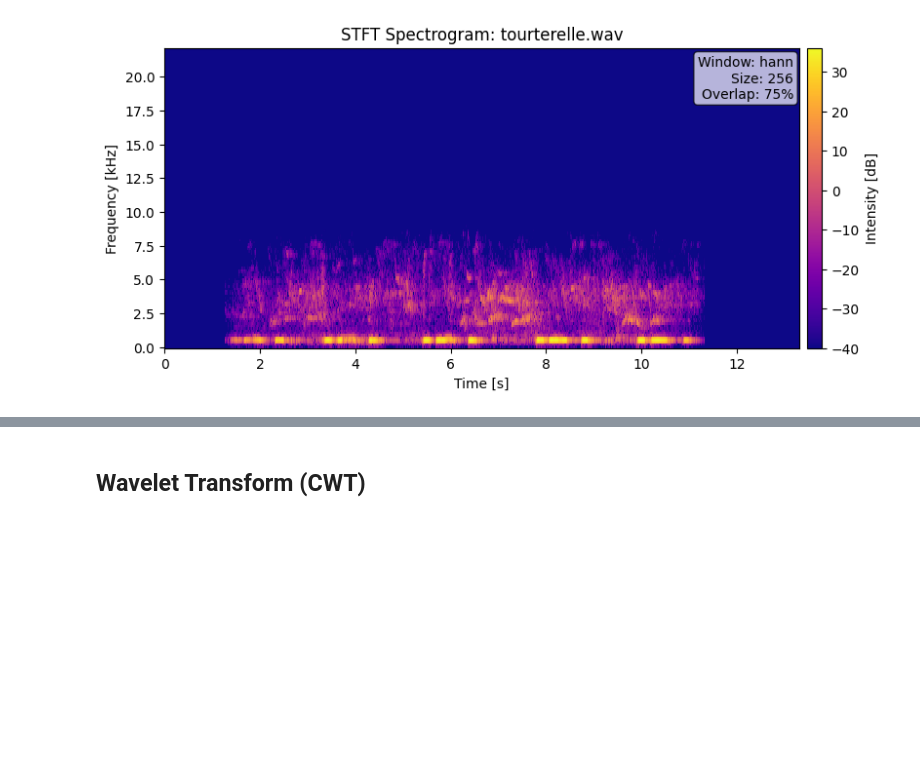
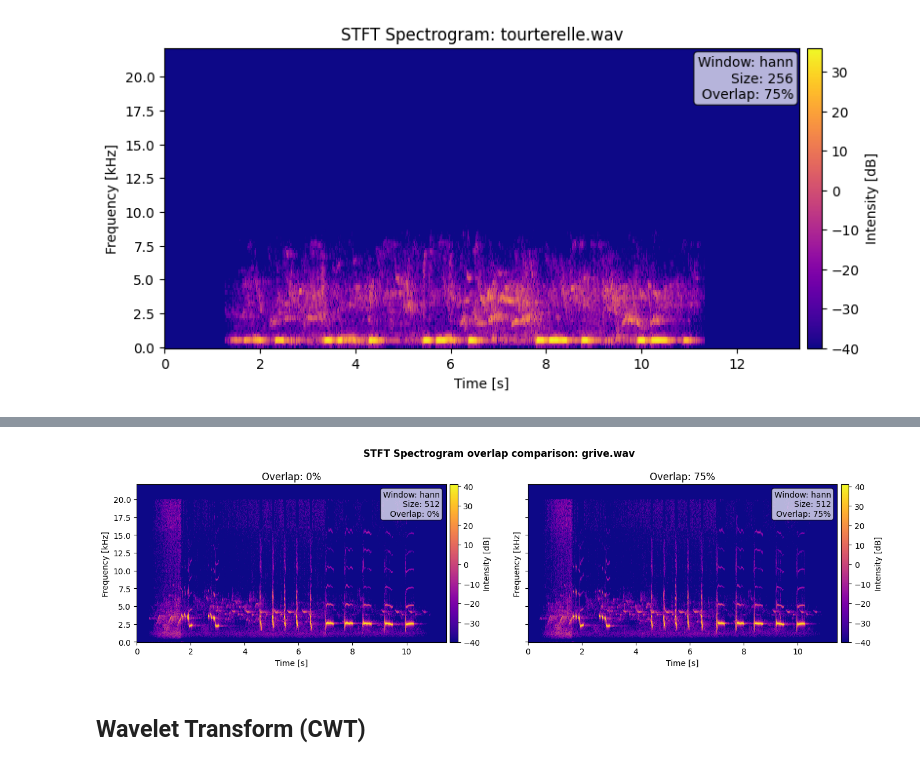
Before and after one commit to NJurquet/spectrobird, a Jupyter notebook: bird_songs_analysis.ipynb, the cells around one changed output, grey strips where cells are left out. Saved outputs shown, nothing was run; the diff lists cells and outputs as text; code cells hidden in the pictures; blank space fills up the shorter version.

```diff
--- a/bird_songs_analysis.ipynb
+++ b/bird_songs_analysis.ipynb
@@ -205,3 +251,42 @@ plt.show()
+# %%
+WINDOW_SIZE = 512
+SFT_AUDIO_IDX = 0  # Index of audio file to analyze
+overlaps = [0.0, 0.75]
+# %%
+fig, axes = plt.subplots(1, len(overlaps), figsize=(14, 4), sharey=True)
+
+for ax, overlap in zip(axes, overlaps):
+    hop = max(int(WINDOW_SIZE * (1 - overlap)), 1)
+    window = scipy.signal.windows.get_window(WINDOW_NAME, WINDOW_SIZE)
+    stft = scipy.signal.ShortTimeFFT(window, hop=hop, fs=sr)
+    stft.stft(audio_list[SFT_AUDIO_IDX][2])
+    power = stft.spectrogram(audio_list[SFT_AUDIO_IDX][2])
+    power_db = 10 * np.log10(np.fmax(power, 1e-4))
+    freqs = stft.f
+    times = stft.t(len(audio_list[SFT_AUDIO_IDX][2]))
+
+    freq_scale, freq_unit = format_unit_scale(np.max(freqs))
+
+    pcm = ax.pcolormesh(times, freqs / freq_scale, power_db, cmap="plasma")
+    plt.colorbar(pcm, ax=ax, pad=0.01, label="Intensity [dB]")
+    ax.set_title(f"Overlap: {overlap:.0%}")
+    ax.set_xlabel("Time [s]")
+    ax.set_ylabel(f"Frequency [{freq_unit}Hz]")
+    plt.gcf().text(
+        0.98,
+        0.96,
+        f"Window: {WINDOW_NAME}\nSize: {WINDOW_SIZE}\nOverlap: {overlap * 100:.0f}%",
+        ha="right",
+        va="top",
+        transform=ax.transAxes,
+        bbox=dict(boxstyle="round,pad=0.3", facecolor="white", alpha=0.7),
+    )
+
+fig.suptitle(f"STFT Spectrogram overlap comparison: {wav_files[SFT_AUDIO_IDX].name}", fontweight="bold")
+plt.tight_layout()
+plt.show()
+# %% [output]
+[figure, added]
 # %% [markdown]
 ## Wavelet Transform (CWT)
 # %%
```
Also changed, not shown: parts of 8 cells of this notebook.
